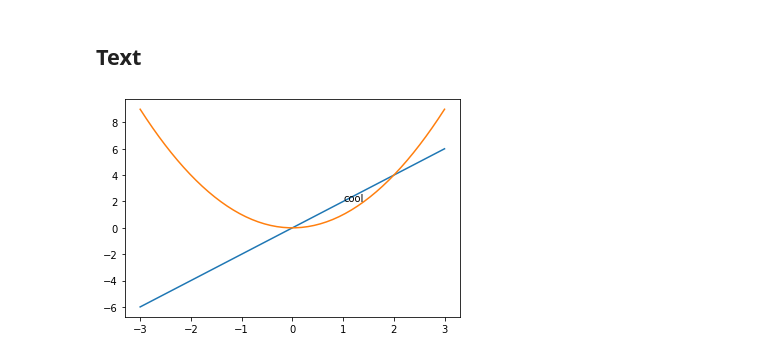
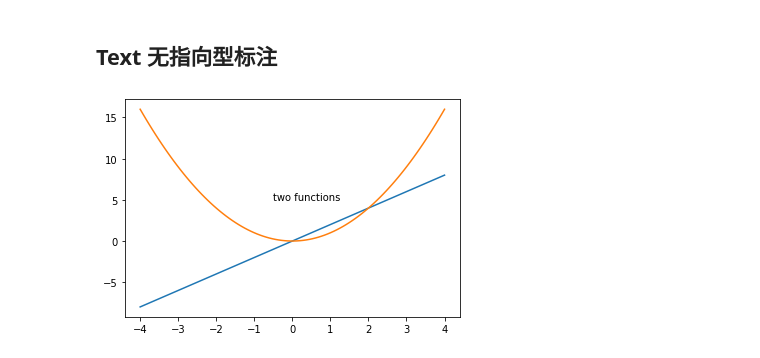
Before and after one commit to turingplanet/matplotlib-intro-tutorial, a Jupyter notebook: notebooks/4-legend.ipynb, the cells around one changed output. Saved outputs shown, nothing was run; the diff lists cells and outputs as text; code cells hidden in the pictures.

```diff
--- a/notebooks/4-legend.ipynb
+++ b/notebooks/4-legend.ipynb
@@ -2,6 +2,6 @@
 import matplotlib.pyplot as plt
 import numpy as np
 # %%
-x = np.linspace(-3, 3, 50)
+x = np.linspace(-4, 4, 100)
 y1 = 2 * x
 y2 = x ** 2
@@ -46,9 +38,9 @@ plt.show()
 # %% [markdown]
-## Text
+## Text 无指向型标注
 # %%
 plt.plot(x, y1)
 plt.plot(x, y2)
-plt.text(1, 2, "cool")
+plt.text(-0.5, 5, "two functions") # 在x为-0.5，y为5的区域开始文本标注
 plt.show()
 # %% [output]
-[figure, old version]
+[figure, new version]
```
Also changed, not shown: parts of 12 cells of this notebook, 1 other file.
